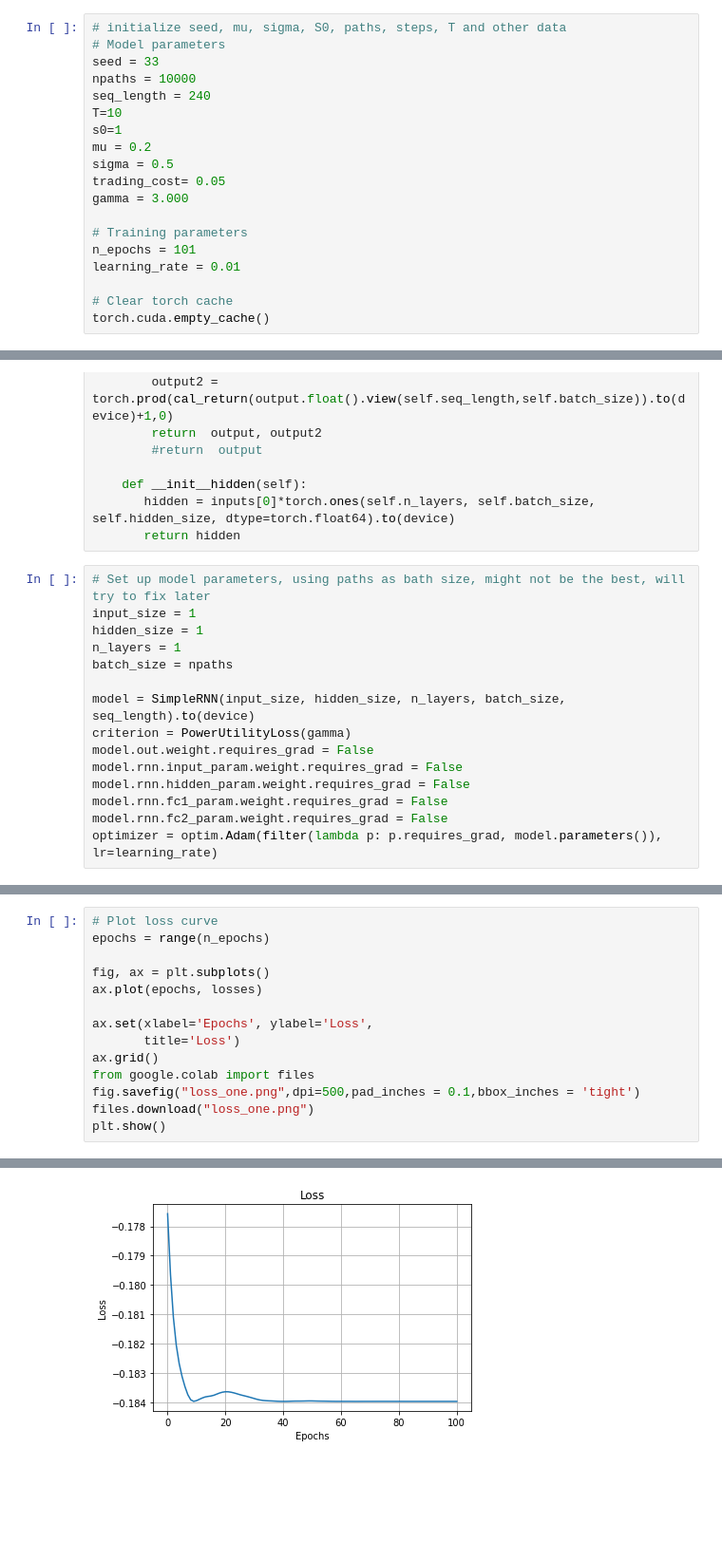
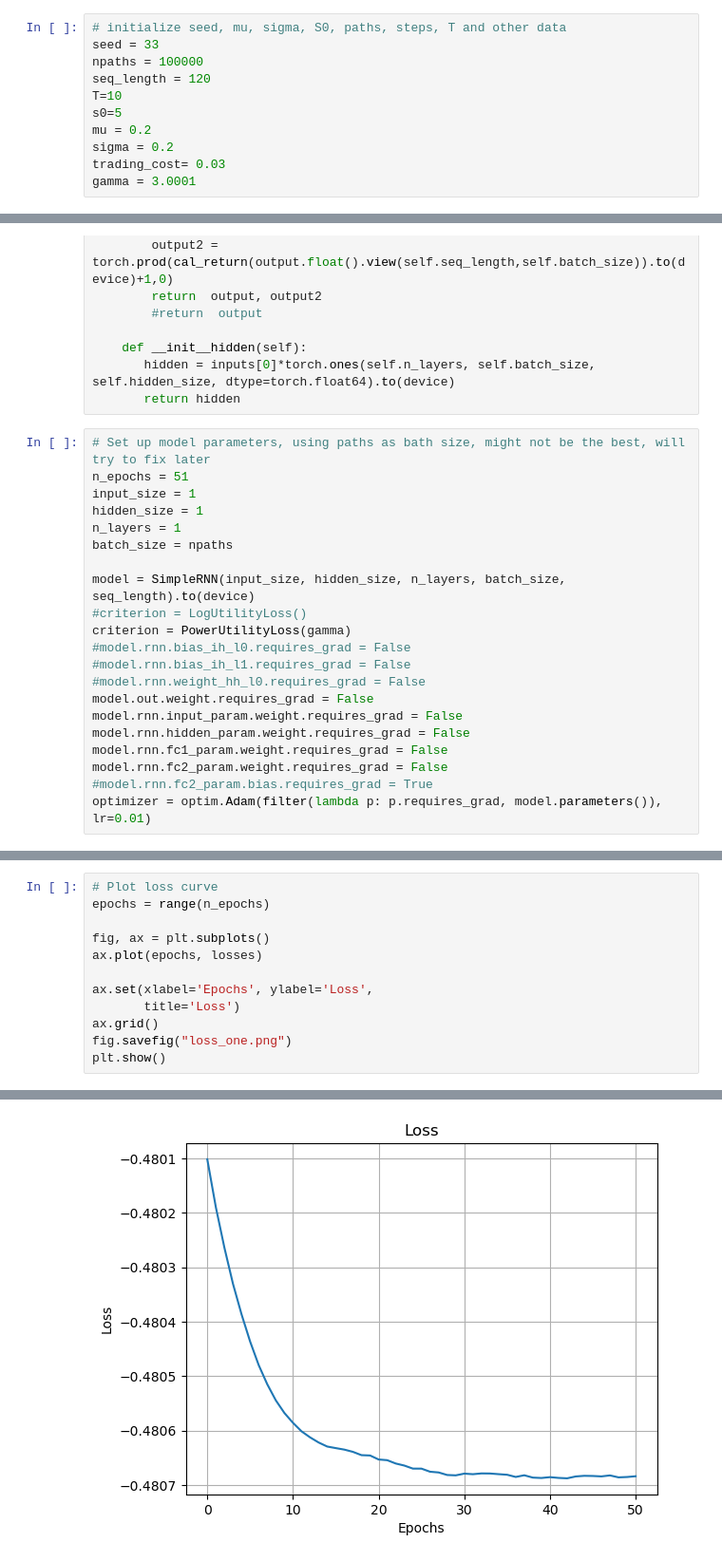
Before and after one commit to jsxzliran/TransactionCost, a Jupyter notebook: OneStockTradingCost-2parameter.ipynb, the cells around one changed output, grey strips where cells are left out. Shown at 95% size. Cells and saved outputs as stored; diff of their text form; blank space fills up the shorter version.

```diff
--- a/OneStockTradingCost-2parameter.ipynb
+++ b/OneStockTradingCost-2parameter.ipynb
@@ -18,23 +12,15 @@ import matplotlib.pyplot as plt
 device = torch.device("cuda:0" if torch.cuda.is_available() else "cpu")
 # %%
 # initialize seed, mu, sigma, S0, paths, steps, T and other data
-# Model parameters
 seed = 33
-npaths = 10000
-seq_length = 240
+npaths = 100000
+seq_length = 120
 T=10
-s0=1
+s0=5
 mu = 0.2
-sigma = 0.5
-trading_cost= 0.05
-gamma = 3.000
-
-# Training parameters
-n_epochs = 101
-learning_rate = 0.01
-
-# Clear torch cache
-torch.cuda.empty_cache()
+sigma = 0.2
+trading_cost= 0.03
+gamma = 3.0001
 # %%
 # Define the Markowitz_optimal strategy
 Markowitz_opt = mu/(sigma*sigma*gamma)
@@ -189,19 +180,25 @@ class SimpleRNN(nn.Module):
        return hidden
 # %%
 # Set up model parameters, using paths as bath size, might not be the best, will try to fix later
+n_epochs = 51
 input_size = 1
 hidden_size = 1
 n_layers = 1
 batch_size = npaths
 
 model = SimpleRNN(input_size, hidden_size, n_layers, batch_size, seq_length).to(device)
+#criterion = LogUtilityLoss()
 criterion = PowerUtilityLoss(gamma)
+#model.rnn.bias_ih_l0.requires_grad = False
+#model.rnn.bias_ih_l1.requires_grad = False
+#model.rnn.weight_hh_l0.requires_grad = False
 model.out.weight.requires_grad = False
 model.rnn.input_param.weight.requires_grad = False
 model.rnn.hidden_param.weight.requires_grad = False
 model.rnn.fc1_param.weight.requires_grad = False
 model.rnn.fc2_param.weight.requires_grad = False
-optimizer = optim.Adam(filter(lambda p: p.requires_grad, model.parameters()), lr=learning_rate)
+#model.rnn.fc2_param.bias.requires_grad = True
+optimizer = optim.Adam(filter(lambda p: p.requires_grad, model.parameters()), lr=0.01)
 # %%
 # Loss for plotting
 losses = np.zeros(n_epochs)
@@ -240,8 +232,6 @@ ax.plot(epochs, losses)
 ax.set(xlabel='Epochs', ylabel='Loss',
        title='Loss')
 ax.grid()
-from google.colab import files
-fig.savefig("loss_one.png",dpi=500,pad_inches = 0.1,bbox_inches = 'tight')
-files.download("loss_one.png")
+fig.savefig("loss_one.png")
 plt.show()
 # %% [output]
@@ -250,4 +238,4 @@ plt.show()
-[figure, old version]
+[figure, new version]
 # %%
 # have a look at learned parameters
 for name, param in model.named_parameters():
```
Also changed, not shown: parts of 11 cells of this notebook, 2 other files.
